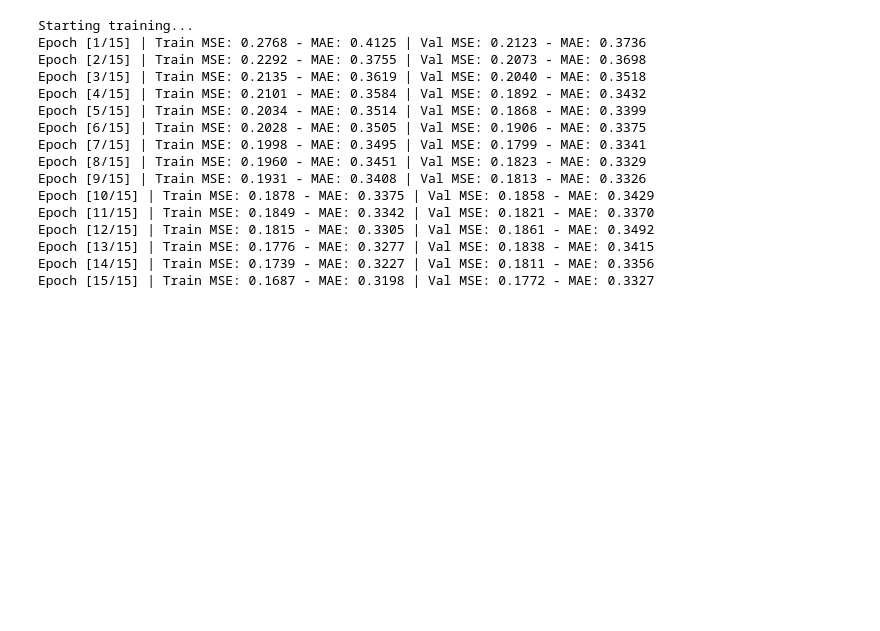
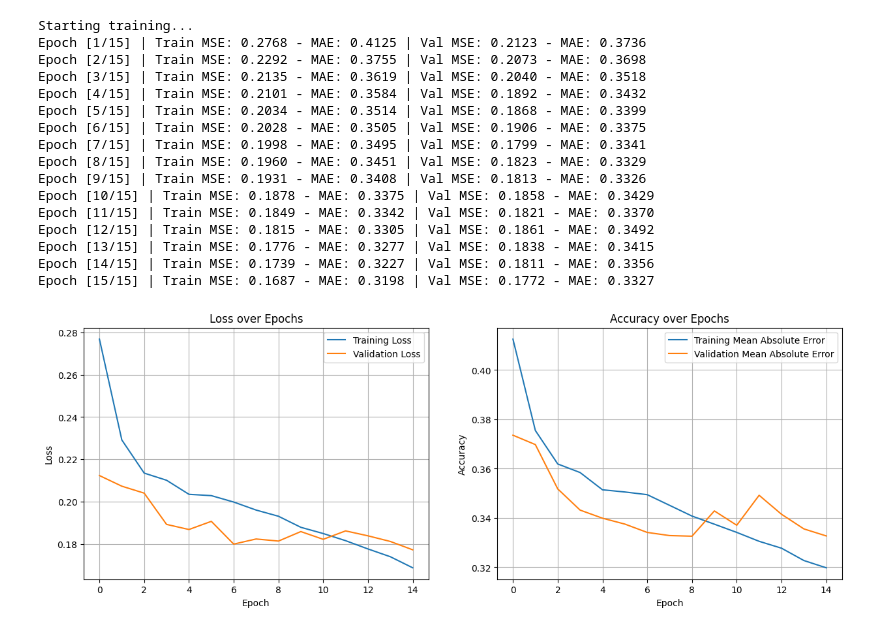
Before and after one commit to halim-njeim/deep_learning_m2_course_lab2_2026-27, a Jupyter notebook: TP2_MiniProject_2026.ipynb, the cells around one changed output. Saved outputs shown, nothing was run; the diff lists cells and outputs as text; code cells hidden in the pictures; blank space fills up the shorter version.

Commit message:
added plots for training/validation losses and MAE

```diff
--- a/TP2_MiniProject_2026.ipynb
+++ b/TP2_MiniProject_2026.ipynb
@@ -517,3 +517,38 @@ Epoch [12/15] | Train MSE: 0.1815 - MAE: 0.3305 | Val MSE: 0.1861 - MAE: 0.3492
 Epoch [13/15] | Train MSE: 0.1776 - MAE: 0.3277 | Val MSE: 0.1838 - MAE: 0.3415
 Epoch [14/15] | Train MSE: 0.1739 - MAE: 0.3227 | Val MSE: 0.1811 - MAE: 0.3356
 Epoch [15/15] | Train MSE: 0.1687 - MAE: 0.3198 | Val MSE: 0.1772 - MAE: 0.3327
+# %%
+import matplotlib.pyplot as plt
+
+# 1. Plotting the Learning Curves
+# We will create a figure with two subplots: one for Loss, one for Accuracy
+fig, (ax1, ax2) = plt.subplots(1, 2, figsize=(15, 5))
+
+# TODO: Plot Train Loss and Validation Loss on the first axis (ax1)
+# Use history['train_loss'] and history['val_loss']
+# ax1.plot(...)
+# ax1.plot(...)
+ax1.plot(range( epochs), history['train_loss'], label = 'Training Loss')
+ax1.plot(range( epochs), history["val_loss"], label = "Validation Loss")
+ax1.set_title('Loss over Epochs')
+ax1.set_xlabel('Epoch')
+ax1.set_ylabel('Loss')
+ax1.legend()
+ax1.grid(True)
+
+# TODO: Plot Train Accuracy and Validation Accuracy on the second axis (ax2)
+# Use history['train_acc'] and history['val_acc']
+# ax2.plot(...)
+# ax2.plot(...)
+ax2.plot(range( epochs), history['train_mae'], label = 'Training Mean Absolute Error')
+ax2.plot(range( epochs), history['val_mae'], label = 'Validation Mean Absolute Error')
+
+ax2.set_title('Accuracy over Epochs')
+ax2.set_xlabel('Epoch')
+ax2.set_ylabel('Accuracy')
+ax2.legend()
+ax2.grid(True)
+
+plt.show()
+# %% [output]
+[figure, added]
```
